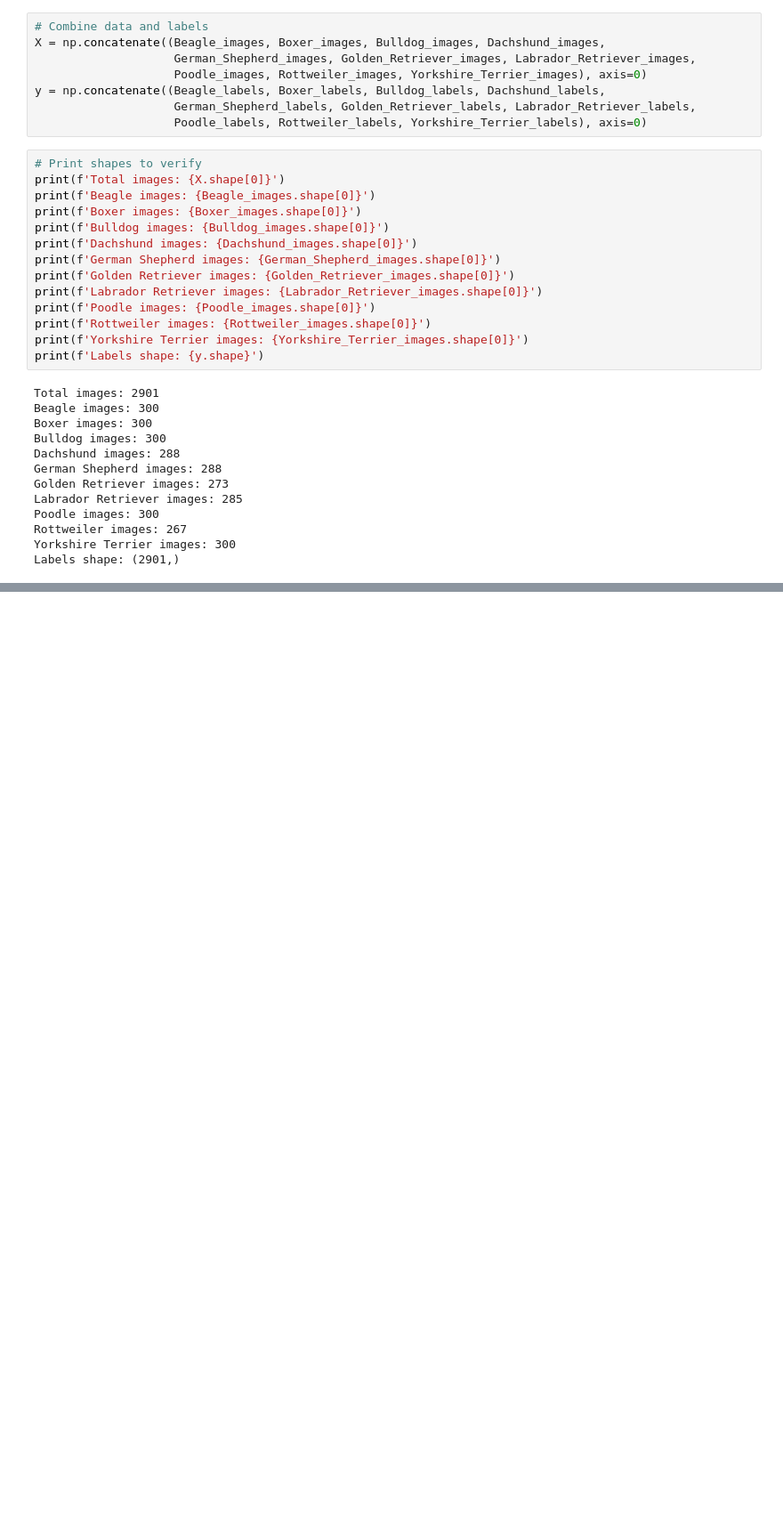
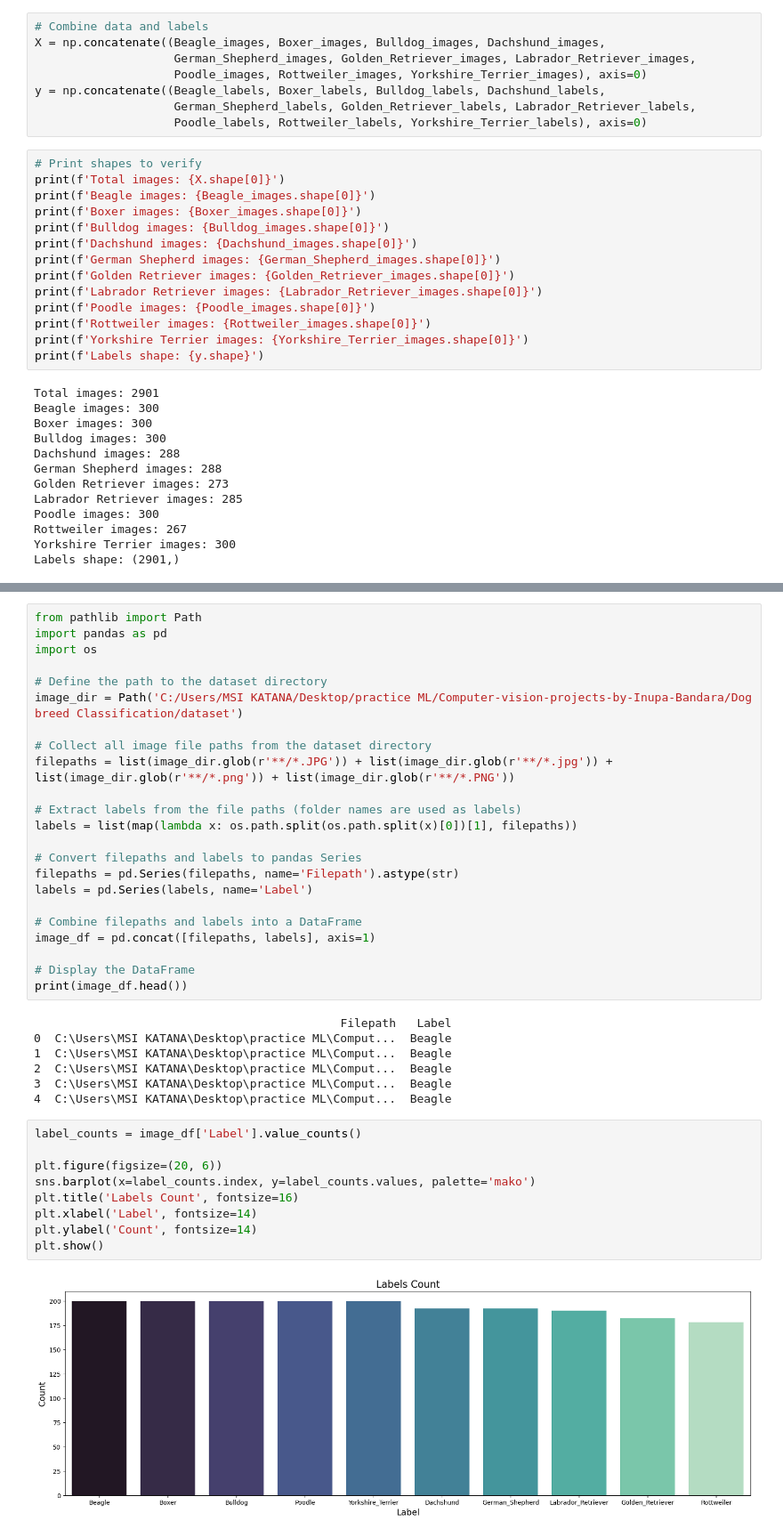
Before and after one commit to Inupa6677/Computer-vision-projects-by-Inupa-Bandara, a Jupyter notebook: Dog breed Classification/Dog Breed Classification.ipynb, the cells around one changed output, grey strips where cells are left out. Shown at 89% size. Saved outputs shown, nothing was run; the diff lists cells and outputs as text; blank space fills up the shorter version.

Commit message:
data analysis part

```diff
--- a/Dog breed Classification/Dog Breed Classification.ipynb
+++ b/Dog breed Classification/Dog Breed Classification.ipynb
@@ -134,0 +157,41 @@ Labels shape: (2901,)
+# %%
+from pathlib import Path
+import pandas as pd
+import os
+
+# Define the path to the dataset directory
+image_dir = Path('C:/Users/MSI KATANA/Desktop/practice ML/Computer-vision-projects-by-Inupa-Bandara/Dog breed Classification/dataset')
+
+# Collect all image file paths from the dataset directory
+filepaths = list(image_dir.glob(r'**/*.JPG')) + list(image_dir.glob(r'**/*.jpg')) + list(image_dir.glob(r'**/*.png')) + list(image_dir.glob(r'**/*.PNG'))
+
+# Extract labels from the file paths (folder names are used as labels)
+labels = list(map(lambda x: os.path.split(os.path.split(x)[0])[1], filepaths))
+
+# Convert filepaths and labels to pandas Series
+filepaths = pd.Series(filepaths, name='Filepath').astype(str)
+labels = pd.Series(labels, name='Label')
+
+# Combine filepaths and labels into a DataFrame
+image_df = pd.concat([filepaths, labels], axis=1)
+
+# Display the DataFrame
+print(image_df.head())
+# %% [output]
+                                            Filepath   Label
+0  C:\Users\MSI KATANA\Desktop\practice ML\Comput...  Beagle
+1  C:\Users\MSI KATANA\Desktop\practice ML\Comput...  Beagle
+2  C:\Users\MSI KATANA\Desktop\practice ML\Comput...  Beagle
+3  C:\Users\MSI KATANA\Desktop\practice ML\Comput...  Beagle
+4  C:\Users\MSI KATANA\Desktop\practice ML\Comput...  Beagle
+# %%
+label_counts = image_df['Label'].value_counts()
+
+plt.figure(figsize=(20, 6))
+sns.barplot(x=label_counts.index, y=label_counts.values, palette='mako')
+plt.title('Labels Count', fontsize=16)
+plt.xlabel('Label', fontsize=14)
+plt.ylabel('Count', fontsize=14)
+plt.show()
+# %% [output]
+[figure, added]
```
Also changed, not shown: parts of 7 cells of this notebook.
